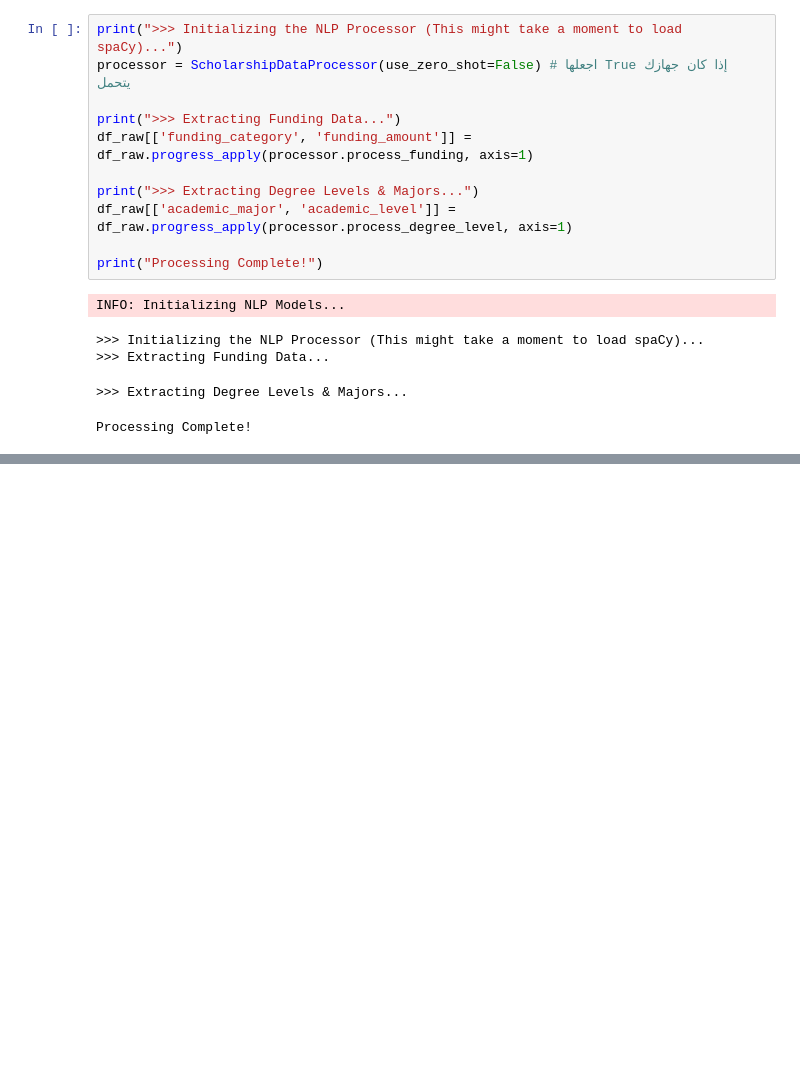
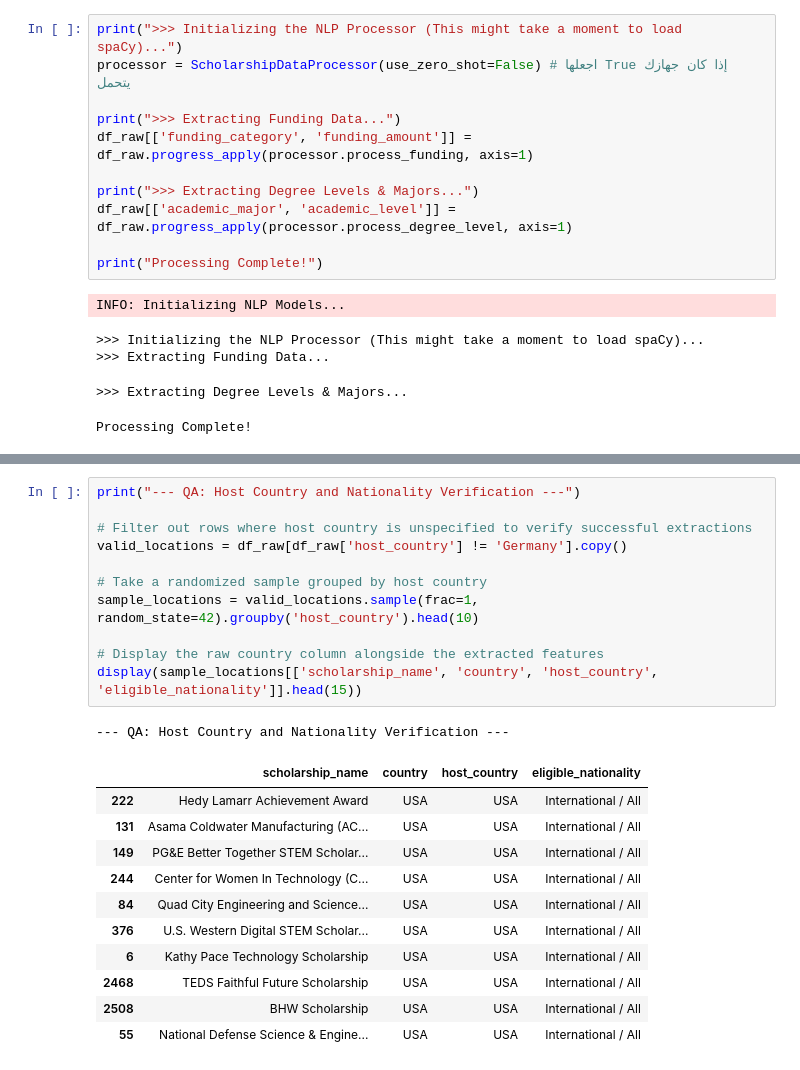
Before and after one commit to shaza-hussein/AI_Scholarship, a Jupyter notebook: notebooks/data_validation.ipynb, the cells around one changed output, grey strips where cells are left out. Drawn from its saved outputs; the diff is of its cells as text; blank space fills up the shorter version.

```diff
--- a/notebooks/data_validation.ipynb
+++ b/notebooks/data_validation.ipynb
@@ -211,0 +244,24 @@ display(sample_funding[['funding_type', 'funding_category', 'funding_amount']])
+# %%
+print("--- QA: Host Country and Nationality Verification ---")
+
+# Filter out rows where host country is unspecified to verify successful extractions
+valid_locations = df_raw[df_raw['host_country'] != 'Germany'].copy()
+
+# Take a randomized sample grouped by host country
+sample_locations = valid_locations.sample(frac=1, random_state=42).groupby('host_country').head(10)
+
+# Display the raw country column alongside the extracted features
+display(sample_locations[['scholarship_name', 'country', 'host_country', 'eligible_nationality']].head(15))
+# %% [output]
+--- QA: Host Country and Nationality Verification ---
+|  | scholarship_name | country | host_country | eligible_nationality |
+| 222 | Hedy Lamarr Achievement Award | USA | USA | International / All |
+| 131 | Asama Coldwater Manufacturing (AC... | USA | USA | International / All |
+| 149 | PG&E Better Together STEM Scholar... | USA | USA | International / All |
+| 244 | Center for Women In Technology (C... | USA | USA | International / All |
+| 84 | Quad City Engineering and Science... | USA | USA | International / All |
+| 376 | U.S. Western Digital STEM Scholar... | USA | USA | International / All |
+| 6 | Kathy Pace Technology Scholarship | USA | USA | International / All |
+| 2468 | TEDS Faithful Future Scholarship | USA | USA | International / All |
+| 2508 | BHW Scholarship | USA | USA | International / All |
+| 55 | National Defense Science & Engine... | USA | USA | International / All |
```
Also changed, not shown: parts of 10 cells of this notebook, 2 other files.
